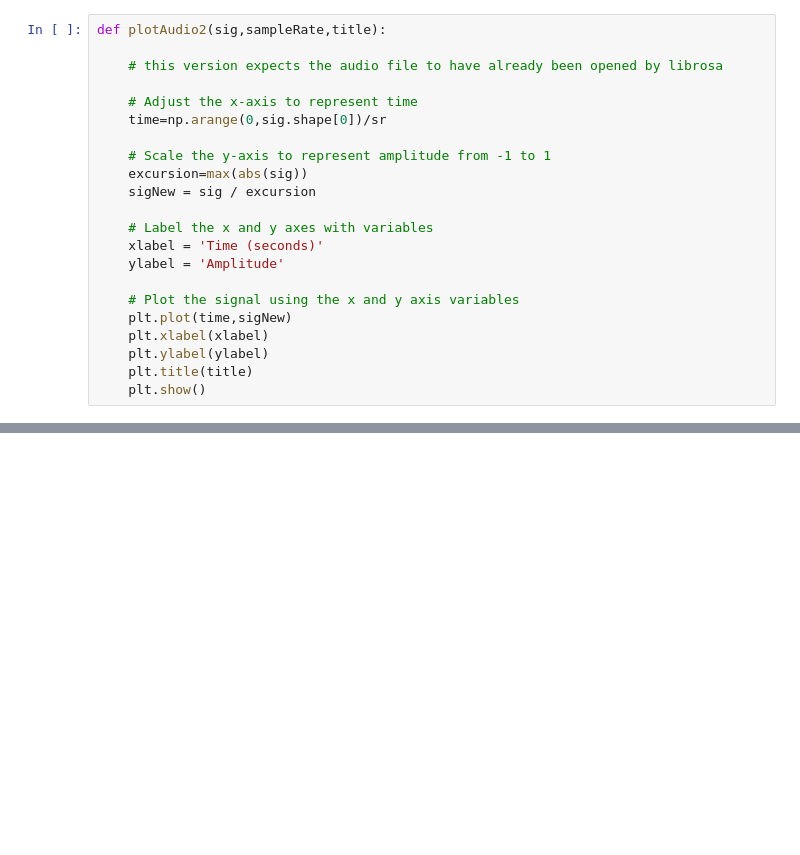
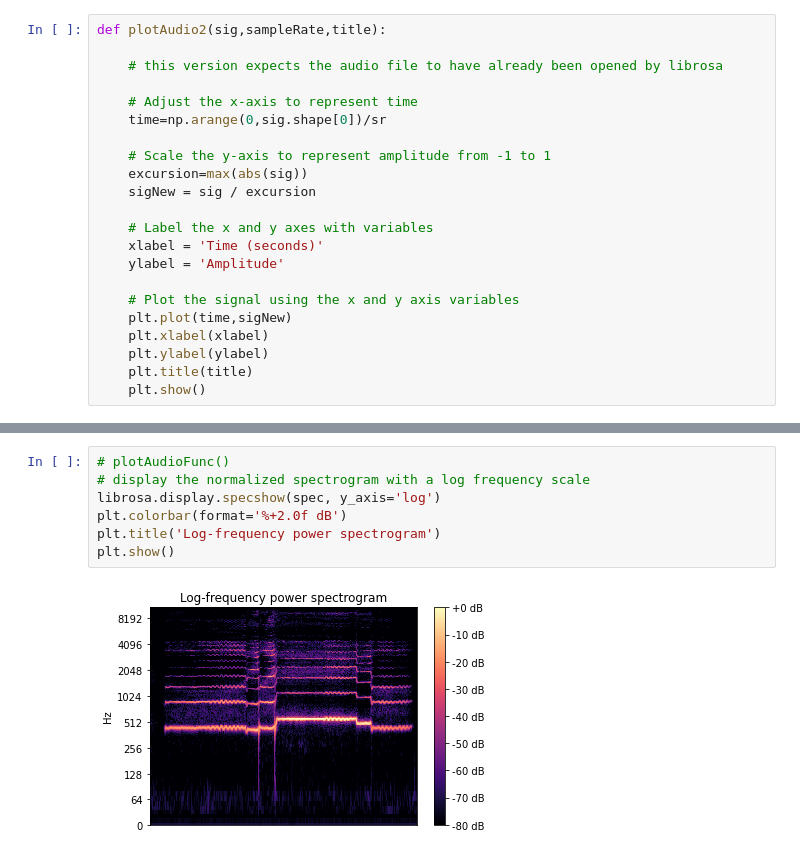
Before and after one commit to lunevaaa/-imc2023-luneva, a Jupyter notebook: Lab_3_Polina_Luneva.ipynb, the cells around one changed output, grey strips where cells are left out. Cells and saved outputs as stored; diff of their text form; blank space fills up the shorter version.

```diff
--- a/Lab_3_Polina_Luneva.ipynb
+++ b/Lab_3_Polina_Luneva.ipynb
@@ -46,0 +60,9 @@ sig , sr = librosa.load('imc2023/audioFiles/avm.wav')
+# %%
+# plotAudioFunc()
+# display the normalized spectrogram with a log frequency scale
+librosa.display.specshow(spec, y_axis='log')
+plt.colorbar(format='%+2.0f dB')
+plt.title('Log-frequency power spectrogram')
+plt.show()
+# %% [output]
+[figure, added]
```
Also changed, not shown: parts of 7 cells of this notebook.
